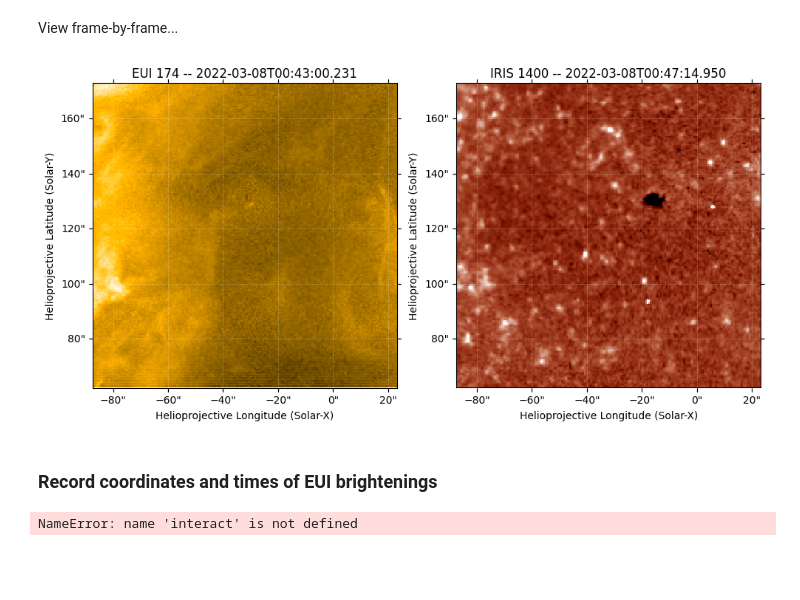
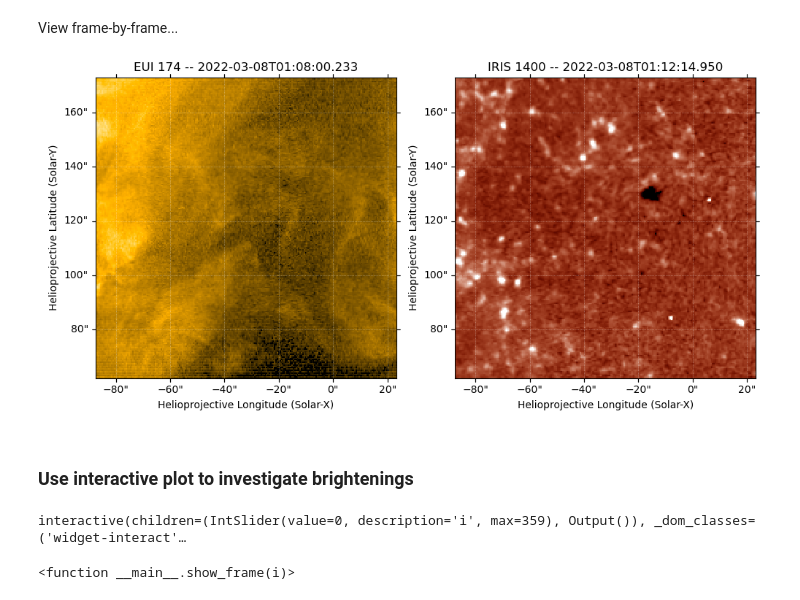
Before and after one commit to EllisErnsberger1/REU2025-Clean, a Jupyter notebook: Interval_1_ROI_1.ipynb, the cells around one changed output. Saved outputs shown, nothing was run; the diff lists cells and outputs as text; code cells hidden in the pictures; blank space fills up the shorter version.

```diff
--- a/Interval_1_ROI_1.ipynb
+++ b/Interval_1_ROI_1.ipynb
@@ -82,35 +71,38 @@ View side-by-side movie for ROI 1...
 # %% [markdown]
 View frame-by-frame...
 # %%
-i = 0 # adjust i to choose frame; i = [0, 359]
+i = 300 # adjust i to choose frame; i = [0, 359]
 
 eui_map = eui_aligned[i]
 iris_map = iris1400_aligned[i]
 
-eui_norm = ImageNormalize(eui_map.data, vmin=300, vmax=1500, stretch=SqrtStretch())
+eui_norm = ImageNormalize(eui_map.data, vmin=400, vmax=1500, stretch=SqrtStretch())
 iris_norm = ImageNormalize(iris_map.data, vmin=0, vmax=15, stretch=SqrtStretch())
 
 fig = plt.figure(figsize=(10,5))
 
 ax1 = fig.add_subplot(121, projection=eui_map)
 eui_map.plot(axes=ax1, norm=eui_norm, title=f'EUI 174 -- {eui174_matched[i].date}')
 
 ax2 = fig.add_subplot(122, projection=iris_map, sharex=ax1, sharey=ax1)
 iris_map.plot(axes=ax2, norm=iris_norm, title=f'IRIS 1400 -- {iris1400_matched[i].date}')
 
 ax1.set_xlim(25, 250)
 ax1.set_ylim(25, 250)
 
 plt.tight_layout()
 # %% [output]
-[figure, old version]
+[figure, new version]
-# %% [markdown]
-### Record coordinates and times of EUI brightenings
+# %% [markdown]
+### Use interactive plot to investigate brightenings
 # %%
 # define function for updating maps
 def show_frame(i):
     eui_map = eui_aligned[i]
     iris_map = iris1400_aligned[i]
+
+    eui_norm = ImageNormalize(eui_map.data, vmin=400, vmax=1500, stretch=SqrtStretch())
+    iris_norm = ImageNormalize(iris_map.data, vmin=0, vmax=15, stretch=SqrtStretch())
 
     fig = plt.figure(figsize=(10, 5))
 
@@ -127,6 +119,7 @@ def show_frame(i):
     plt.show()
 
 # create slider widget
-interact(show_frame, i=widgets.IntSlider(min=0, max=len(eui_aligned)-1, step=1, value=0))
+interact(show_frame, i=IntSlider(min=0, max=len(eui_aligned)-1, step=1, value=0))
 # %% [output]
-NameError: name 'interact' is not defined
+interactive(children=(IntSlider(value=0, description='i', max=359), Output()), _dom_classes=('widget-interact'…
+<function __main__.show_frame(i)>
```
Also changed, not shown: parts of 3 cells of this notebook, 1 other file.
